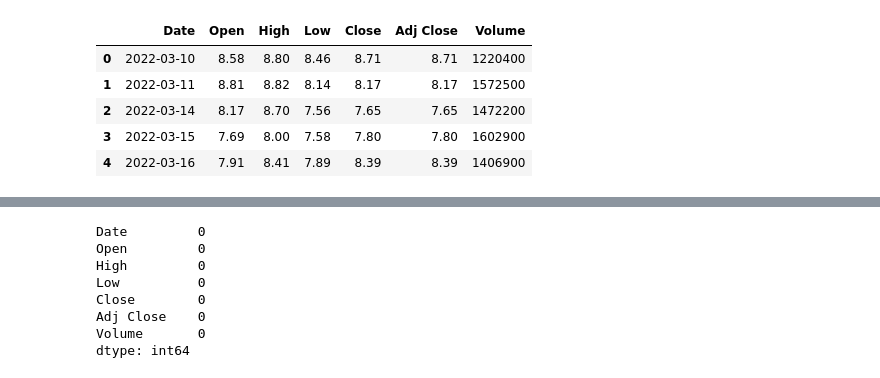
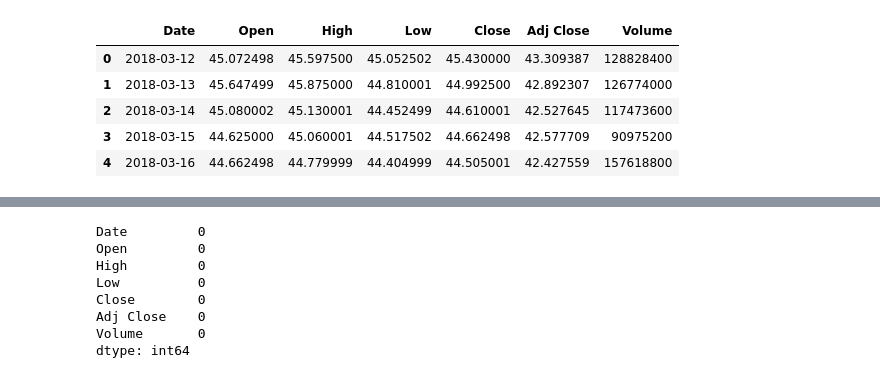
Before and after one commit to riseoptions/Stock_Predictions, a Jupyter notebook: RA_Stock_Predictions_1.ipynb, the cells around one changed output, grey strips where cells are left out. Cells and saved outputs as stored; diff of their text form; code cells hidden in the pictures.

```diff
--- a/RA_Stock_Predictions_1.ipynb
+++ b/RA_Stock_Predictions_1.ipynb
@@ -1 +1,3 @@
+# %%
+code = 'AAPL'
 # %%
@@ -8,13 +10,13 @@ import matplotlib.pyplot as plt
 import warnings
 warnings.filterwarnings('ignore')
 # %%
-#calling the file in nyse named prices.csv
-df =pd.read_csv("ALLO.csv", header=0)
+#
+df =pd.read_csv(code+".csv", header=0)
 df.head()
 # %% [output]
 |  | Date | Open | High | Low | Close | Adj Close | Volume |
-| 0 | 2022-03-10 | 8.58 | 8.80 | 8.46 | 8.71 | 8.71 | 1220400 |
-| 1 | 2022-03-11 | 8.81 | 8.82 | 8.14 | 8.17 | 8.17 | 1572500 |
-| 2 | 2022-03-14 | 8.17 | 8.70 | 7.56 | 7.65 | 7.65 | 1472200 |
-| 3 | 2022-03-15 | 7.69 | 8.00 | 7.58 | 7.80 | 7.80 | 1602900 |
-| 4 | 2022-03-16 | 7.91 | 8.41 | 7.89 | 8.39 | 8.39 | 1406900 |
+| 0 | 2018-03-12 | 45.072498 | 45.597500 | 45.052502 | 45.430000 | 43.309387 | 128828400 |
+| 1 | 2018-03-13 | 45.647499 | 45.875000 | 44.810001 | 44.992500 | 42.892307 | 126774000 |
+| 2 | 2018-03-14 | 45.080002 | 45.130001 | 44.452499 | 44.610001 | 42.527645 | 117473600 |
+| 3 | 2018-03-15 | 44.625000 | 45.060001 | 44.517502 | 44.662498 | 42.577709 | 90975200 |
+| 4 | 2018-03-16 | 44.662498 | 44.779999 | 44.404999 | 44.505001 | 42.427559 | 157618800 |
```
Also changed, not shown: parts of 18 cells of this notebook.
